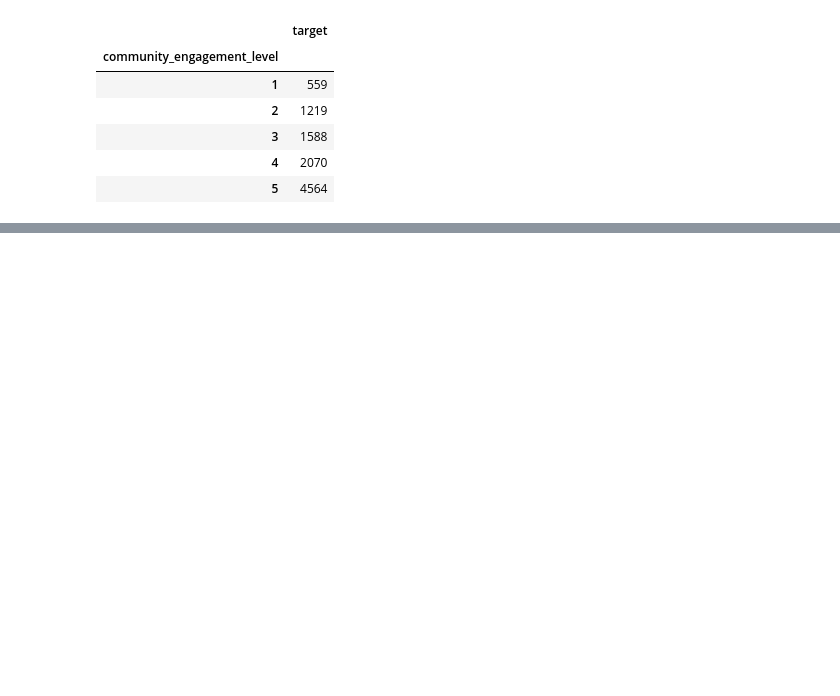
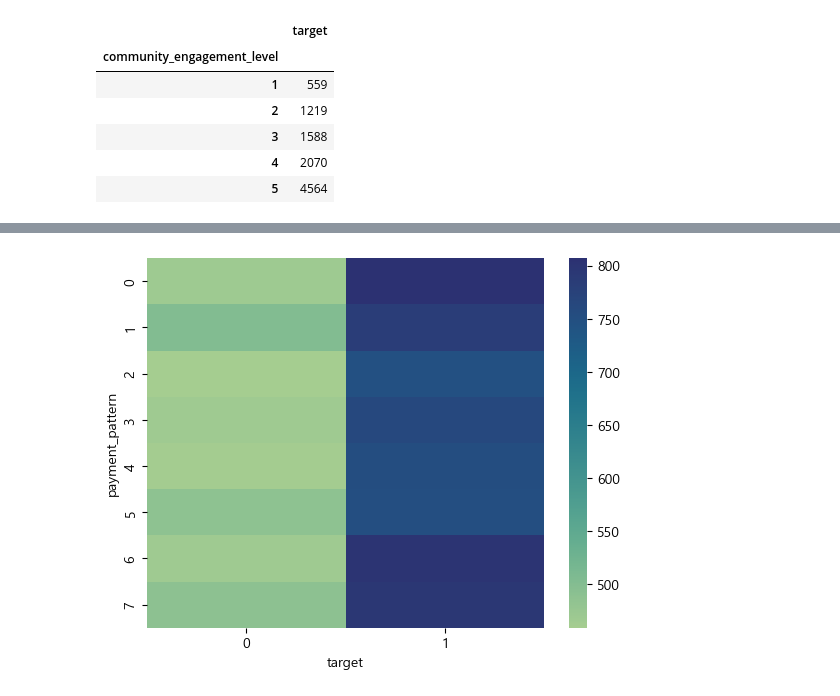
Before and after one commit to hana-K-918/wassup3, a Jupyter notebook: 05_Data_Analysis/hk_miniprj.ipynb, the cells around one changed output, grey strips where cells are left out. Cells and saved outputs as stored; diff of their text form; code cells hidden in the pictures; blank space fills up the shorter version.

```diff
--- a/05_Data_Analysis/hk_miniprj.ipynb
+++ b/05_Data_Analysis/hk_miniprj.ipynb
@@ -531,0 +542,13 @@ df.groupby('community_engagement_level')[['target']].count()
+# %%
+# 한글 및 특정 문자 깨짐 문제 해결
+import koreanize_matplotlib # 시본의 한글 깨짐은 해결못하지만, - 깨짐 해결
+
+from matplotlib import font_manager, rc # 폰트 세팅을 위한 모듈 추가
+font_path = "C:/Windows/Fonts/malgun.ttf" # 사용할 폰트명 경로 삽입
+font = font_manager.FontProperties(fname = font_path).get_name()
+rc('font', family = font)
+# plt.rcParams['font.size'] = 11.0
+plt.rcParams['font.family'] = 'Malgun Gothic' # 'batang'
+
+# 그래프에서 마이너스 폰트 깨지는 문제에 대한 대처
+# matplotlib.rcParams['axes.unicode_minus'] = False
@@ -531,0 +675,5 @@ df.groupby('community_engagement_level')[['target']].count()
+# %%
+sns.heatmap(pd.crosstab(df.payment_pattern, df.target), cmap="crest")
+plt.show()
+# %% [output]
+[figure, added]
```
Also changed, not shown: parts of 12 cells of this notebook, 5 other files.
